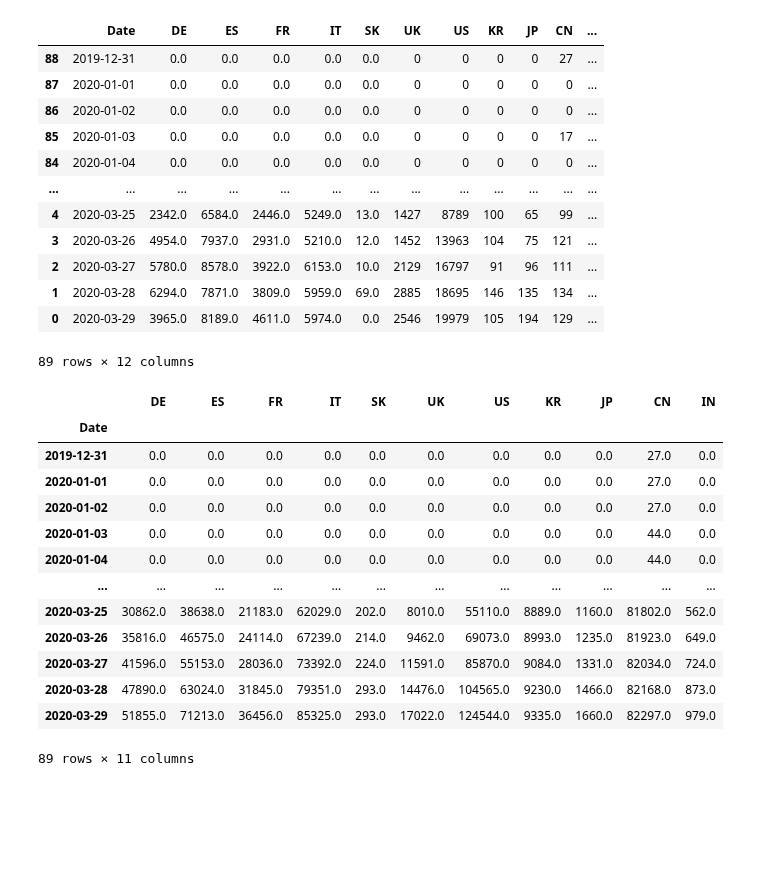
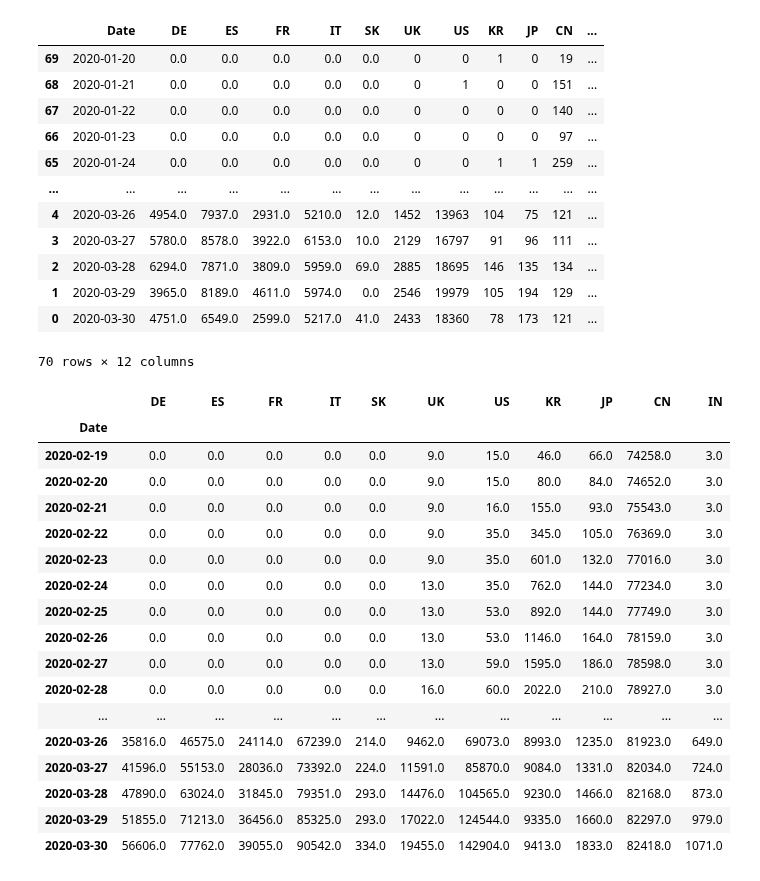
Before and after one commit to mpetersen/corona-analysis, a Jupyter notebook: jupyter/work/Corona.ipynb, the cells around one changed output. Drawn from its saved outputs; the diff is of its cells as text; code cells hidden in the pictures; blank space fills up the shorter version.

```diff
--- a/jupyter/work/Corona.ipynb
+++ b/jupyter/work/Corona.ipynb
@@ -58,36 +58,40 @@ sumDeaths.plot.line(logy=True, figsize=(20, 10), ylim=(7, None))
 # %%
-cases
+cases[20:]
 # %% [output]
 |  | Date | DE | ES | FR | IT | SK | UK | US | KR | JP | CN | ... |
-| 88 | 2019-12-31 | 0.0 | 0.0 | 0.0 | 0.0 | 0.0 | 0 | 0 | 0 | 0 | 27 | ... |
-| 87 | 2020-01-01 | 0.0 | 0.0 | 0.0 | 0.0 | 0.0 | 0 | 0 | 0 | 0 | 0 | ... |
-| 86 | 2020-01-02 | 0.0 | 0.0 | 0.0 | 0.0 | 0.0 | 0 | 0 | 0 | 0 | 0 | ... |
-| 85 | 2020-01-03 | 0.0 | 0.0 | 0.0 | 0.0 | 0.0 | 0 | 0 | 0 | 0 | 17 | ... |
-| 84 | 2020-01-04 | 0.0 | 0.0 | 0.0 | 0.0 | 0.0 | 0 | 0 | 0 | 0 | 0 | ... |
+| 69 | 2020-01-20 | 0.0 | 0.0 | 0.0 | 0.0 | 0.0 | 0 | 0 | 1 | 0 | 19 | ... |
+| 68 | 2020-01-21 | 0.0 | 0.0 | 0.0 | 0.0 | 0.0 | 0 | 1 | 0 | 0 | 151 | ... |
+| 67 | 2020-01-22 | 0.0 | 0.0 | 0.0 | 0.0 | 0.0 | 0 | 0 | 0 | 0 | 140 | ... |
+| 66 | 2020-01-23 | 0.0 | 0.0 | 0.0 | 0.0 | 0.0 | 0 | 0 | 0 | 0 | 97 | ... |
+| 65 | 2020-01-24 | 0.0 | 0.0 | 0.0 | 0.0 | 0.0 | 0 | 0 | 1 | 1 | 259 | ... |
 | ... | ... | ... | ... | ... | ... | ... | ... | ... | ... | ... | ... | ... |
-| 4 | 2020-03-25 | 2342.0 | 6584.0 | 2446.0 | 5249.0 | 13.0 | 1427 | 8789 | 100 | 65 | 99 | ... |
-| 3 | 2020-03-26 | 4954.0 | 7937.0 | 2931.0 | 5210.0 | 12.0 | 1452 | 13963 | 104 | 75 | 121 | ... |
-| 2 | 2020-03-27 | 5780.0 | 8578.0 | 3922.0 | 6153.0 | 10.0 | 2129 | 16797 | 91 | 96 | 111 | ... |
-| 1 | 2020-03-28 | 6294.0 | 7871.0 | 3809.0 | 5959.0 | 69.0 | 2885 | 18695 | 146 | 135 | 134 | ... |
-| 0 | 2020-03-29 | 3965.0 | 8189.0 | 4611.0 | 5974.0 | 0.0 | 2546 | 19979 | 105 | 194 | 129 | ... |
+| 4 | 2020-03-26 | 4954.0 | 7937.0 | 2931.0 | 5210.0 | 12.0 | 1452 | 13963 | 104 | 75 | 121 | ... |
+| 3 | 2020-03-27 | 5780.0 | 8578.0 | 3922.0 | 6153.0 | 10.0 | 2129 | 16797 | 91 | 96 | 111 | ... |
+| 2 | 2020-03-28 | 6294.0 | 7871.0 | 3809.0 | 5959.0 | 69.0 | 2885 | 18695 | 146 | 135 | 134 | ... |
+| 1 | 2020-03-29 | 3965.0 | 8189.0 | 4611.0 | 5974.0 | 0.0 | 2546 | 19979 | 105 | 194 | 129 | ... |
+| 0 | 2020-03-30 | 4751.0 | 6549.0 | 2599.0 | 5217.0 | 41.0 | 2433 | 18360 | 78 | 173 | 121 | ... |
-89 rows × 12 columns
+70 rows × 12 columns
 # %%
-sumCases
+sumCases[50:]
 # %% [output]
 |  | DE | ES | FR | IT | SK | UK | US | KR | JP | CN | IN |
 | Date |  |  |  |  |  |  |  |  |  |  |  |
-| 2019-12-31 | 0.0 | 0.0 | 0.0 | 0.0 | 0.0 | 0.0 | 0.0 | 0.0 | 0.0 | 27.0 | 0.0 |
-| 2020-01-01 | 0.0 | 0.0 | 0.0 | 0.0 | 0.0 | 0.0 | 0.0 | 0.0 | 0.0 | 27.0 | 0.0 |
-| 2020-01-02 | 0.0 | 0.0 | 0.0 | 0.0 | 0.0 | 0.0 | 0.0 | 0.0 | 0.0 | 27.0 | 0.0 |
-| 2020-01-03 | 0.0 | 0.0 | 0.0 | 0.0 | 0.0 | 0.0 | 0.0 | 0.0 | 0.0 | 44.0 | 0.0 |
-| 2020-01-04 | 0.0 | 0.0 | 0.0 | 0.0 | 0.0 | 0.0 | 0.0 | 0.0 | 0.0 | 44.0 | 0.0 |
+| 2020-02-19 | 0.0 | 0.0 | 0.0 | 0.0 | 0.0 | 9.0 | 15.0 | 46.0 | 66.0 | 74258.0 | 3.0 |
+| 2020-02-20 | 0.0 | 0.0 | 0.0 | 0.0 | 0.0 | 9.0 | 15.0 | 80.0 | 84.0 | 74652.0 | 3.0 |
+| 2020-02-21 | 0.0 | 0.0 | 0.0 | 0.0 | 0.0 | 9.0 | 16.0 | 155.0 | 93.0 | 75543.0 | 3.0 |
+| 2020-02-22 | 0.0 | 0.0 | 0.0 | 0.0 | 0.0 | 9.0 | 35.0 | 345.0 | 105.0 | 76369.0 | 3.0 |
+| 2020-02-23 | 0.0 | 0.0 | 0.0 | 0.0 | 0.0 | 9.0 | 35.0 | 601.0 | 132.0 | 77016.0 | 3.0 |
+| 2020-02-24 | 0.0 | 0.0 | 0.0 | 0.0 | 0.0 | 13.0 | 35.0 | 762.0 | 144.0 | 77234.0 | 3.0 |
+| 2020-02-25 | 0.0 | 0.0 | 0.0 | 0.0 | 0.0 | 13.0 | 53.0 | 892.0 | 144.0 | 77749.0 | 3.0 |
+| 2020-02-26 | 0.0 | 0.0 | 0.0 | 0.0 | 0.0 | 13.0 | 53.0 | 1146.0 | 164.0 | 78159.0 | 3.0 |
+| 2020-02-27 | 0.0 | 0.0 | 0.0 | 0.0 | 0.0 | 13.0 | 59.0 | 1595.0 | 186.0 | 78598.0 | 3.0 |
+| 2020-02-28 | 0.0 | 0.0 | 0.0 | 0.0 | 0.0 | 16.0 | 60.0 | 2022.0 | 210.0 | 78927.0 | 3.0 |
 | ... | ... | ... | ... | ... | ... | ... | ... | ... | ... | ... | ... |
-| 2020-03-25 | 30862.0 | 38638.0 | 21183.0 | 62029.0 | 202.0 | 8010.0 | 55110.0 | 8889.0 | 1160.0 | 81802.0 | 562.0 |
 | 2020-03-26 | 35816.0 | 46575.0 | 24114.0 | 67239.0 | 214.0 | 9462.0 | 69073.0 | 8993.0 | 1235.0 | 81923.0 | 649.0 |
 | 2020-03-27 | 41596.0 | 55153.0 | 28036.0 | 73392.0 | 224.0 | 11591.0 | 85870.0 | 9084.0 | 1331.0 | 82034.0 | 724.0 |
 | 2020-03-28 | 47890.0 | 63024.0 | 31845.0 | 79351.0 | 293.0 | 14476.0 | 104565.0 | 9230.0 | 1466.0 | 82168.0 | 873.0 |
 | 2020-03-29 | 51855.0 | 71213.0 | 36456.0 | 85325.0 | 293.0 | 17022.0 | 124544.0 | 9335.0 | 1660.0 | 82297.0 | 979.0 |
+| 2020-03-30 | 56606.0 | 77762.0 | 39055.0 | 90542.0 | 334.0 | 19455.0 | 142904.0 | 9413.0 | 1833.0 | 82418.0 | 1071.0 |
-89 rows × 11 columns
 # %%
 deaths
 # %% [output]
```
Also changed, not shown: parts of 6 cells of this notebook.
